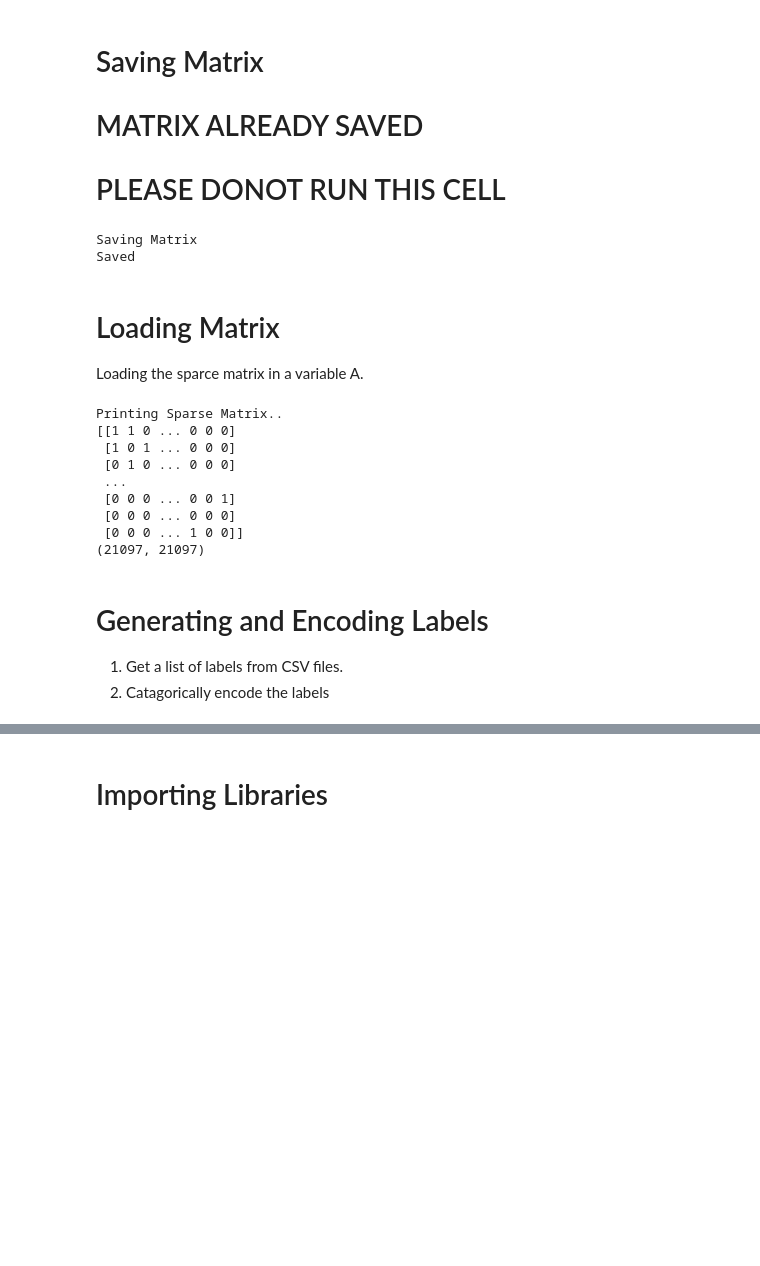
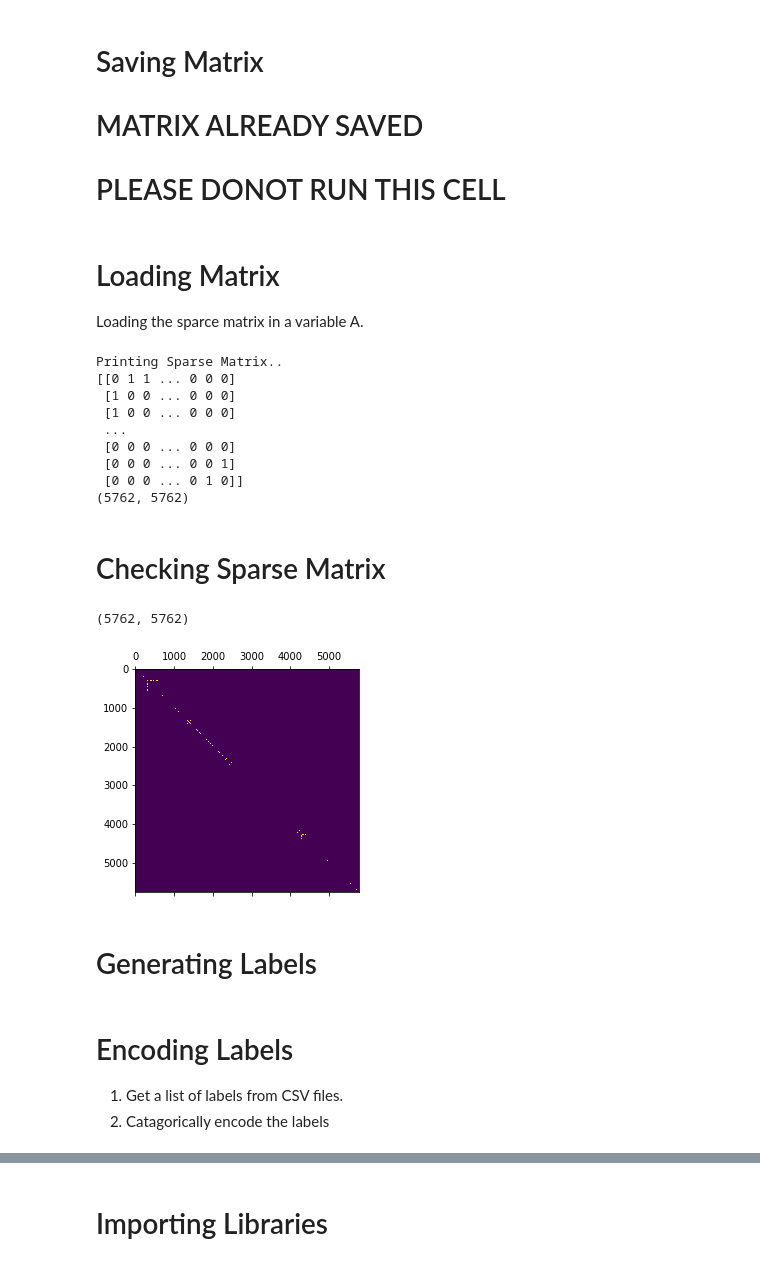
Before and after one commit to ahsansaif47/ids-model, a Jupyter notebook: IDS_Model.ipynb, the cells around one changed output, grey strips where cells are left out. Cells and saved outputs as stored; diff of their text form; code cells hidden in the pictures; blank space fills up the shorter version.

```diff
--- a/IDS_Model.ipynb
+++ b/IDS_Model.ipynb
@@ -77,31 +496,39 @@ Dimentions of sparce matrix are:  (21097, 21097)
 # PLEASE DONOT RUN THIS CELL
 # %%
 print("Saving Matrix")
-np.save("Matrix.npy", M)
+np.save("drive/MyDrive/Project GCN Dataset/Matrix.npy", M)
 
 print("Saved")
-# %% [output]
-Saving Matrix
-Saved
 # %% [markdown]
 # Loading Matrix
 Loading the sparce matrix in a variable A.
 # %%
-
 import numpy as np
 
 # loading matrix
-A = np.load("Matrix.npy")
+A = np.load("/content/drive/MyDrive/Project GCN Dataset/Mat_b1.npy")
 print("Printing Sparse Matrix..")
 print(A)
 print(np.shape(A))
 # %% [output]
 Printing Sparse Matrix..
-[[1 1 0 ... 0 0 0]
- [1 0 1 ... 0 0 0]
- [0 1 0 ... 0 0 0]
+[[0 1 1 ... 0 0 0]
+ [1 0 0 ... 0 0 0]
+ [1 0 0 ... 0 0 0]
  ...
+ [0 0 0 ... 0 0 0]
  [0 0 0 ... 0 0 1]
- [0 0 0 ... 0 0 0]
- [0 0 0 ... 1 0 0]]
-(21097, 21097)
+ [0 0 0 ... 0 1 0]]
+(5762, 5762)
+# %% [markdown]
+# Checking Sparse Matrix
+# %%
+import matplotlib.pyplot as plt
+
+plt.matshow(A)
+print(np.shape(A))
+# %% [output]
+(5762, 5762)
+[figure, added]
+# %% [markdown]
+# Generating Labels
@@ -108,5 +554,5 @@ Printing Sparse Matrix..
 # %% [markdown]
-# Generating and Encoding Labels
+# Encoding Labels
 1. Get a list of labels from CSV files.
 2. Catagorically encode the labels
 # %%
```
Also changed, not shown: parts of 36 cells of this notebook, 1 other file.
